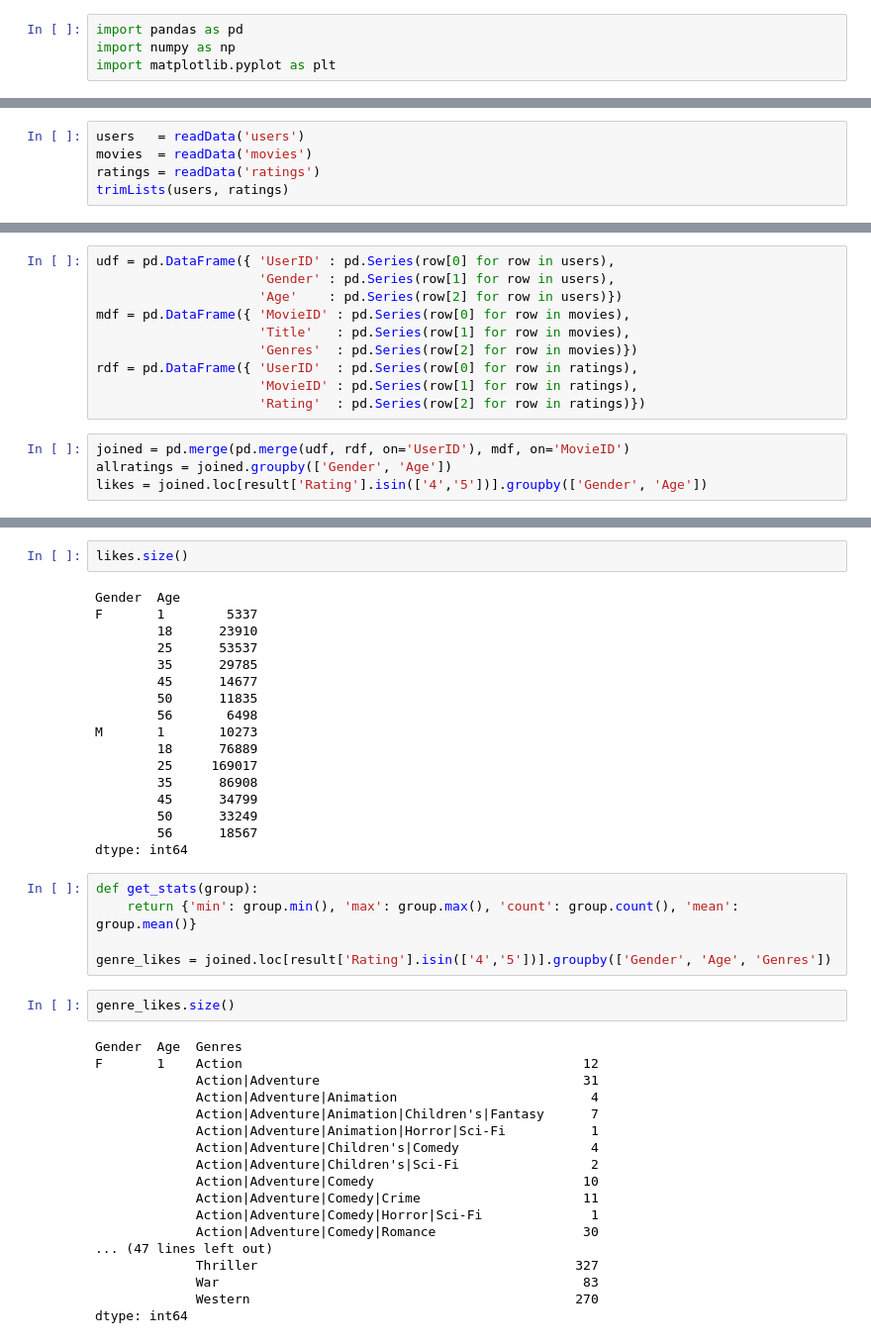
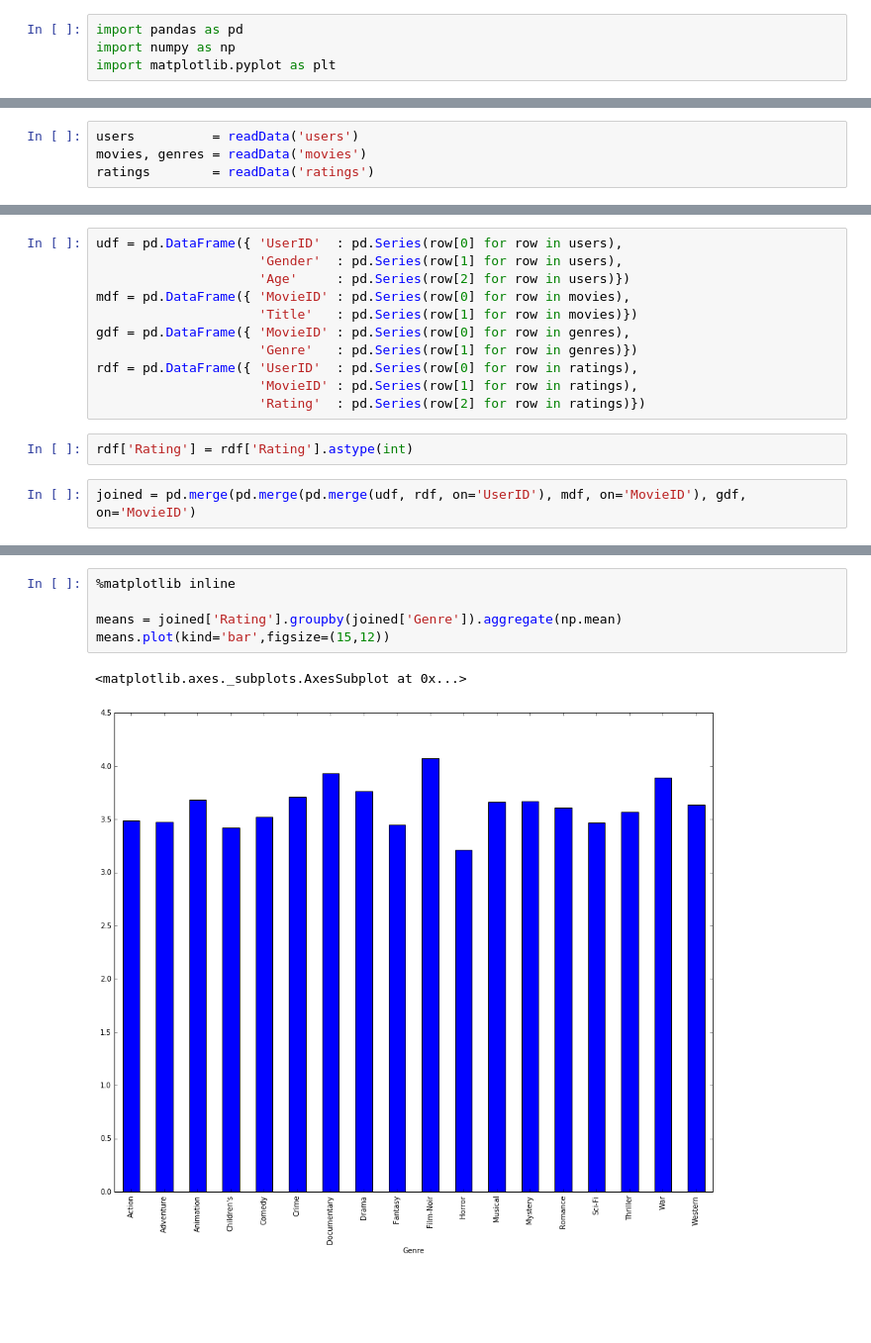
Before and after one commit to fmvb/social-web, a Jupyter notebook: mining-data/analysis.ipynb, the cells around one changed output, grey strips where cells are left out. Shown at 99% size. Saved outputs shown, nothing was run; the diff lists cells and outputs as text; blank space fills up the shorter version.

Commit message:
added notebook with analysis plots

```diff
--- a/mining-data/analysis.ipynb
+++ b/mining-data/analysis.ipynb
@@ -19,5 +32,4 @@ def trimLists(users, ratings):
 # %%
-users   = readData('users')
-movies  = readData('movies')
-ratings = readData('ratings')
-trimLists(users, ratings)
+users          = readData('users')
+movies, genres = readData('movies')
+ratings        = readData('ratings')
@@ -33,14 +36,15 @@ Male   users: 4331   (6040 total users)
 # %%
-udf = pd.DataFrame({ 'UserID' : pd.Series(row[0] for row in users),
-                     'Gender' : pd.Series(row[1] for row in users),
-                     'Age'    : pd.Series(row[2] for row in users)})
+udf = pd.DataFrame({ 'UserID'  : pd.Series(row[0] for row in users),
+                     'Gender'  : pd.Series(row[1] for row in users),
+                     'Age'     : pd.Series(row[2] for row in users)})
 mdf = pd.DataFrame({ 'MovieID' : pd.Series(row[0] for row in movies),
-                     'Title'   : pd.Series(row[1] for row in movies),
-                     'Genres'  : pd.Series(row[2] for row in movies)})
+                     'Title'   : pd.Series(row[1] for row in movies)})
+gdf = pd.DataFrame({ 'MovieID' : pd.Series(row[0] for row in genres),
+                     'Genre'   : pd.Series(row[1] for row in genres)})
 rdf = pd.DataFrame({ 'UserID'  : pd.Series(row[0] for row in ratings),
                      'MovieID' : pd.Series(row[1] for row in ratings),
                      'Rating'  : pd.Series(row[2] for row in ratings)})
+# %%
+rdf['Rating'] = rdf['Rating'].astype(int)
 # %%
-joined = pd.merge(pd.merge(udf, rdf, on='UserID'), mdf, on='MovieID')
-allratings = joined.groupby(['Gender', 'Age'])
-likes = joined.loc[result['Rating'].isin(['4','5'])].groupby(['Gender', 'Age'])
+joined = pd.merge(pd.merge(pd.merge(udf, rdf, on='UserID'), mdf, on='MovieID'), gdf, on='MovieID')
@@ -66,44 +51,8 @@ dtype: int64
-# %%
-likes.size()
-# %% [output]
-Gender  Age
-F       1        5337
-        18      23910
-        25      53537
-        35      29785
-        45      14677
-        50      11835
-        56       6498
-M       1       10273
-        18      76889
-        25     169017
-        35      86908
-        45      34799
-        50      33249
-        56      18567
-dtype: int64
-# %%
-def get_stats(group):
-    return {'min': group.min(), 'max': group.max(), 'count': group.count(), 'mean': group.mean()}
-
-genre_likes = joined.loc[result['Rating'].isin(['4','5'])].groupby(['Gender', 'Age', 'Genres'])
-# %%
-genre_likes.size()
-# %% [output]
-Gender  Age  Genres
-F       1    Action                                            12
-             Action|Adventure                                  31
-             Action|Adventure|Animation                         4
-             Action|Adventure|Animation|Children's|Fantasy      7
-             Action|Adventure|Animation|Horror|Sci-Fi           1
-             Action|Adventure|Children's|Comedy                 4
-             Action|Adventure|Children's|Sci-Fi                 2
-             Action|Adventure|Comedy                           10
-             Action|Adventure|Comedy|Crime                     11
-             Action|Adventure|Comedy|Horror|Sci-Fi              1
-             Action|Adventure|Comedy|Romance                   30
-... (47 lines left out)
-             Thriller                                         327
-             War                                               83
-             Western                                          270
-dtype: int64
+# %%
+%matplotlib inline
+
+means = joined['Rating'].groupby(joined['Genre']).aggregate(np.mean)
+means.plot(kind='bar',figsize=(15,12))
+# %% [output]
+<matplotlib.axes._subplots.AxesSubplot at 0x...>
+[figure, added]
```
Also changed, not shown: parts of 6 cells of this notebook.
